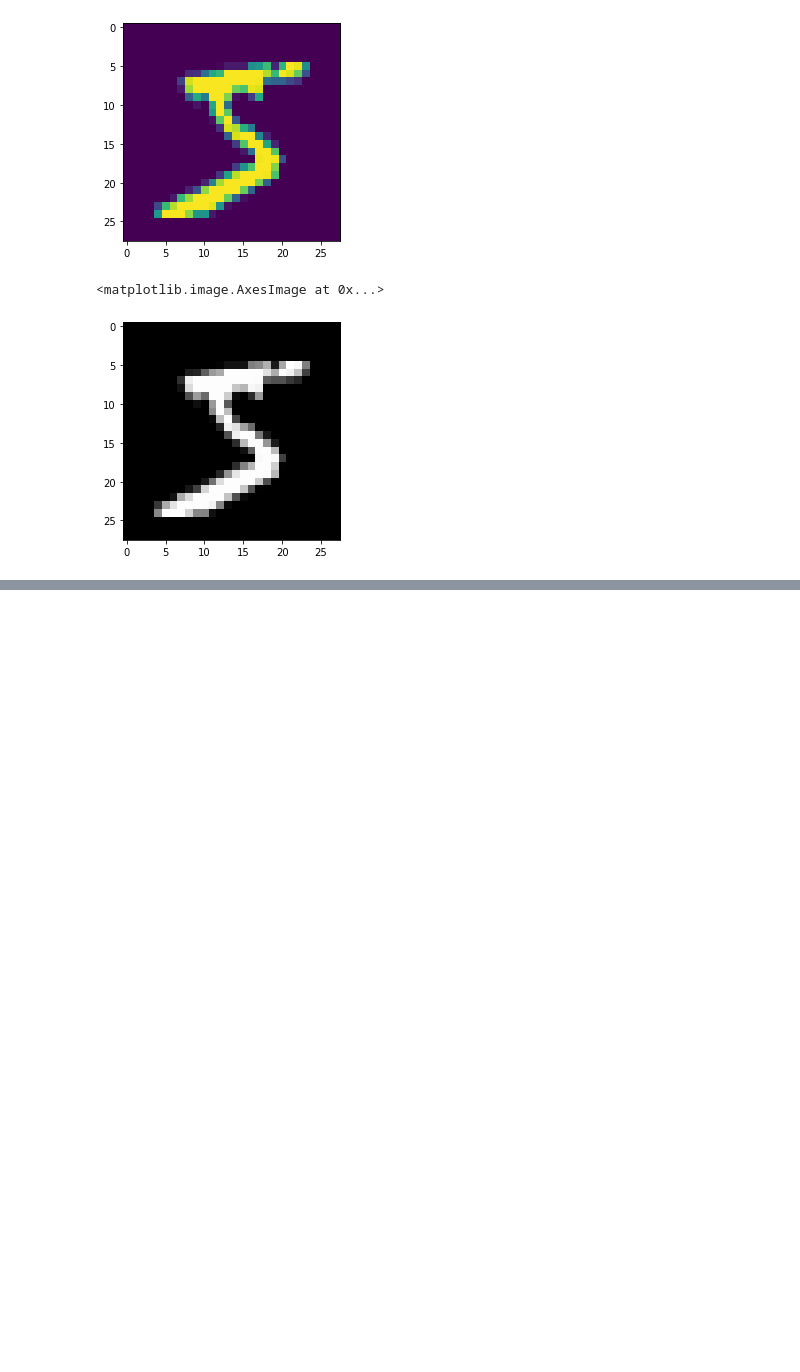
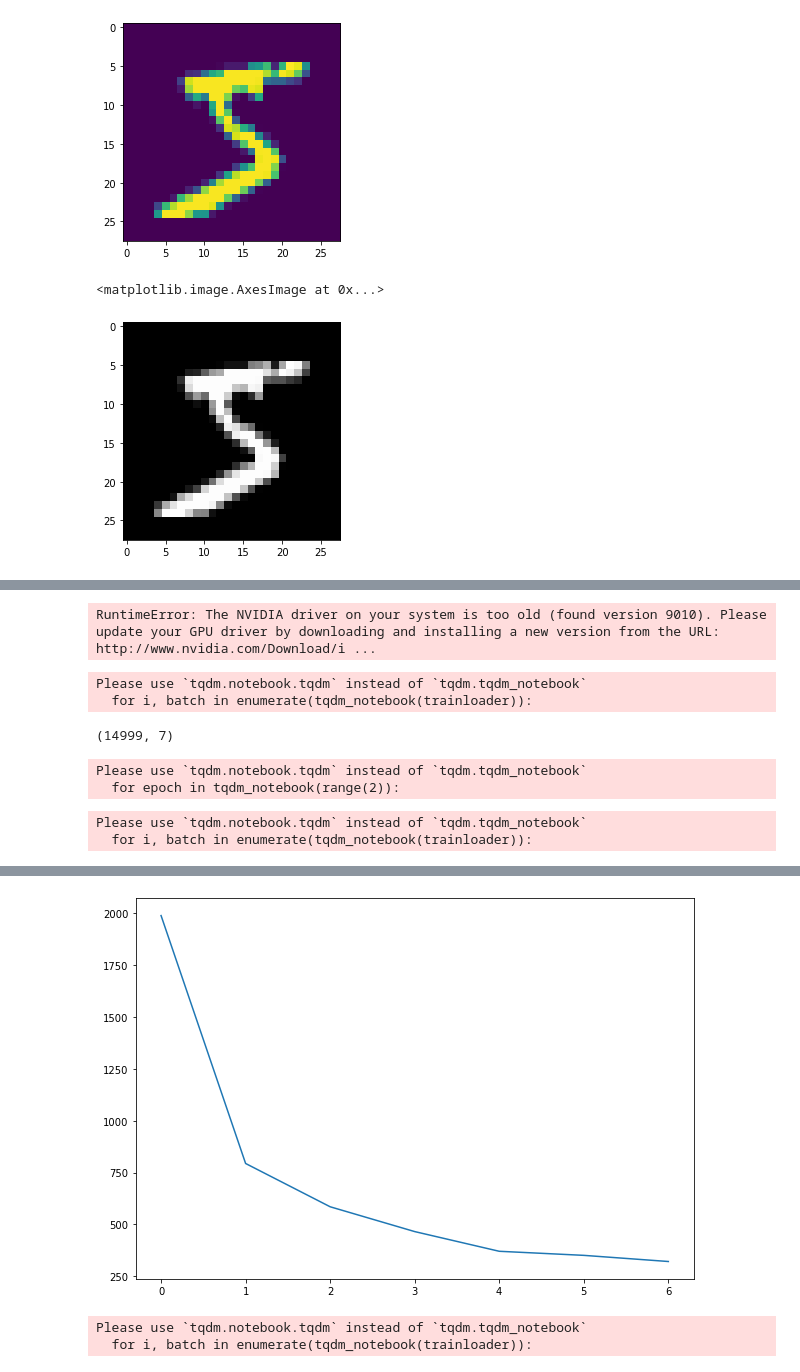
Before and after one commit to dato7898/depp_learning_mfti, a Jupyter notebook: Модули в PyTorch и CNN/convert_pytorch.ipynb, the cells around one changed output, grey strips where cells are left out. Cells and saved outputs as stored; diff of their text form; code cells hidden in the pictures; blank space fills up the shorter version.

```diff
--- a/Модули в PyTorch и CNN/convert_pytorch.ipynb
+++ b/Модули в PyTorch и CNN/convert_pytorch.ipynb
@@ -128,7 +112,7 @@ class SimpleConvNet(nn.Module):
         # про входящие картинки знать не нужно
         self.conv1 = nn.Conv2d(in_channels=1, out_channels=6, kernel_size=5)
         self.pool = nn.MaxPool2d(kernel_size=2, stride=2)
-        self.conv2 = nn.Conv2d(in_channeld=6, out_channels=16, kernel_size=5)
+        self.conv2 = nn.Conv2d(in_channels=6, out_channels=16, kernel_size=5)
         self.fc1 = nn.Linear(4 * 4 * 16, 120)
         self.fc2 = nn.Linear(120, 84)
         self.fc3 = nn.Linear(84, 10)
@@ -149,0 +134,9 @@ TypeError: __init__() got an unexpected keyword argument 'in_channeld'
+# %%
+batch = []
+
+
+batch = next(iter(trainloader))
+
+net.forward(torch.FloatTensor(batch[0]).cuda())
+# %% [output]
+RuntimeError: The NVIDIA driver on your system is too old (found version 9010). Please update your GPU driver by downloading and installing a new version from the URL: http://www.nvidia.com/Download/i ...
@@ -149,0 +148,61 @@ TypeError: __init__() got an unexpected keyword argument 'in_channeld'
+# %%
+# выбираем функцию потерь
+loss_fn = torch.nn.CrossEntropyLoss()
+
+# выбираем алгоритм оптимизации и learning_rate
+learning_rate = 1e-4
+optimizer = torch.optim.Adam(net.parameters(), lr=learning_rate)
+losses = []
+# %%
+cnt = 0
+temp = 0
+for i, batch in enumerate(tqdm_notebook(trainloader)):
+    # так получаем текущий батч
+    X_batch, y_batch = batch
+    cnt = i
+    if i % 2000 == 1999:
+        temp += 1
+cnt,temp
+# %% [output]
+Please use `tqdm.notebook.tqdm` instead of `tqdm.tqdm_notebook`
+  for i, batch in enumerate(tqdm_notebook(trainloader)):
+(14999, 7)
+# %%
+fig = plt.figure(figsize=(10, 7))
+ax = fig.add_subplot(1, 1, 1)
+
+# итерируемся
+for epoch in tqdm_notebook(range(2)):
+    running_loss = 0.0
+    for i, batch in enumerate(tqdm_notebook(trainloader)):
+        # так получаем текущий батч
+        X_batch, y_batch = batch
+
+        # обнуляем веса
+        optimizer.zero_grad()
+
+        # forward + backward + optimize
+        y_pred = net(X_batch.to(device))
+        loss = loss_fn(y_pred, y_batch.to(device))
+        loss.backward()
+        optimizer.step()
+
+        # выведем текущий Loss
+        running_loss += loss.item()
+        # выведем качество каждые 2000 батчей
+        if i % 2000 == 1999:
+            print('[%d, %5d] loss: %.3f' %
+                  (epoch + 1, i + 1, running_loss / 2000))
+            losses.append(running_loss)
+            running_loss = 0.0
+
+    ax.clear()
+    ax.plot(np.arange(len(losses)), losses)
+    plt.show()
+
+print('Обучение закончено')
+# %% [output]
+Please use `tqdm.notebook.tqdm` instead of `tqdm.tqdm_notebook`
+  for epoch in tqdm_notebook(range(2)):
+Please use `tqdm.notebook.tqdm` instead of `tqdm.tqdm_notebook`
+  for i, batch in enumerate(tqdm_notebook(trainloader)):
@@ -149,0 +216,3 @@ TypeError: __init__() got an unexpected keyword argument 'in_channeld'
+[figure, added]
+Please use `tqdm.notebook.tqdm` instead of `tqdm.tqdm_notebook`
+  for i, batch in enumerate(tqdm_notebook(trainloader)):
```
Also changed, not shown: parts of 16 cells of this notebook, 18 other files.
